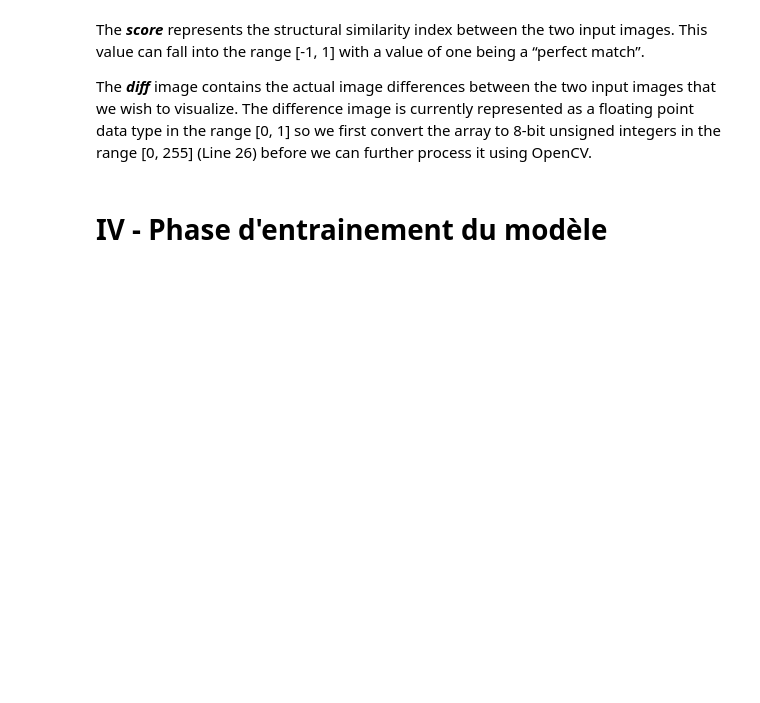
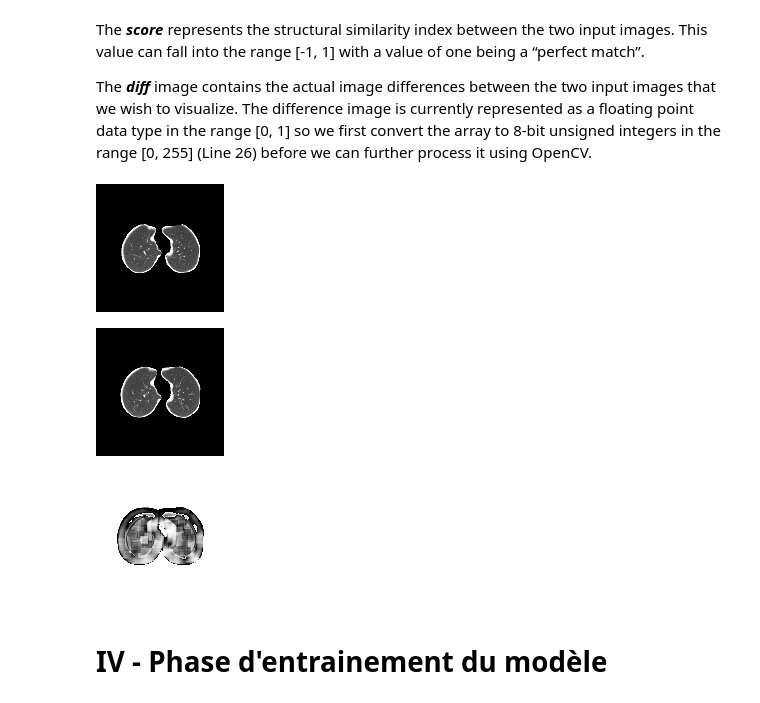
Before and after one commit to quent1fvr/Infection_pulmonaire, a Jupyter notebook: Infection_pulmonaire.ipynb, the cells around one changed output. Cells and saved outputs as stored; diff of their text form; code cells hidden in the pictures; blank space fills up the shorter version.

```diff
--- a/Infection_pulmonaire.ipynb
+++ b/Infection_pulmonaire.ipynb
@@ -265,24 +282,16 @@ import argparse
 import imutils
 import cv2
 
-# construct the argument parse and parse the arguments
-ap = argparse.ArgumentParser()
-ap.add_argument("-f", "--first", required=True,
-	help="first input image")
-ap.add_argument("-s", "--second", required=True,
-	help="second")
-args = vars(ap.parse_args())
-
 location_image1 = "/tmp/COVID_crop/normal/1/0015.png"
 location_image2 = "/tmp/COVID_crop/normal/1/0016.png"
 
 # load the two input images
-imageA = cv2.imread(args[location_image1])
-imageB = cv2.imread(args[location_image2])
+imageA = cv2.imread(location_image1)
+imageB = cv2.imread(location_image2)
 
 # compute the Structural Similarity Index (SSIM) between the two
 # images, ensuring that the difference image is returned
-(score, diff) = compare_ssim(imageA, imageB, full=True)
+(score, diff) = compare_ssim(imageA, imageB, full=True, multichannel=True)
 diff = (diff * 255).astype("uint8")
 print("SSIM: {}".format(score))
 # %% [output]
@@ -301,2 +303,12 @@ cv2.imshow("Diff", diff)
+# %%
+from google.colab.patches import cv2_imshow
+# show the output images
+cv2_imshow(imageA)
+cv2_imshow(imageB)
+cv2_imshow(diff)
+# %% [output]
+[figure, added]
+[figure, added]
+[figure, added]
 # %% [markdown]
 # IV - Phase d'entrainement du modèle
```
Also changed, not shown: parts of 9 cells of this notebook.
